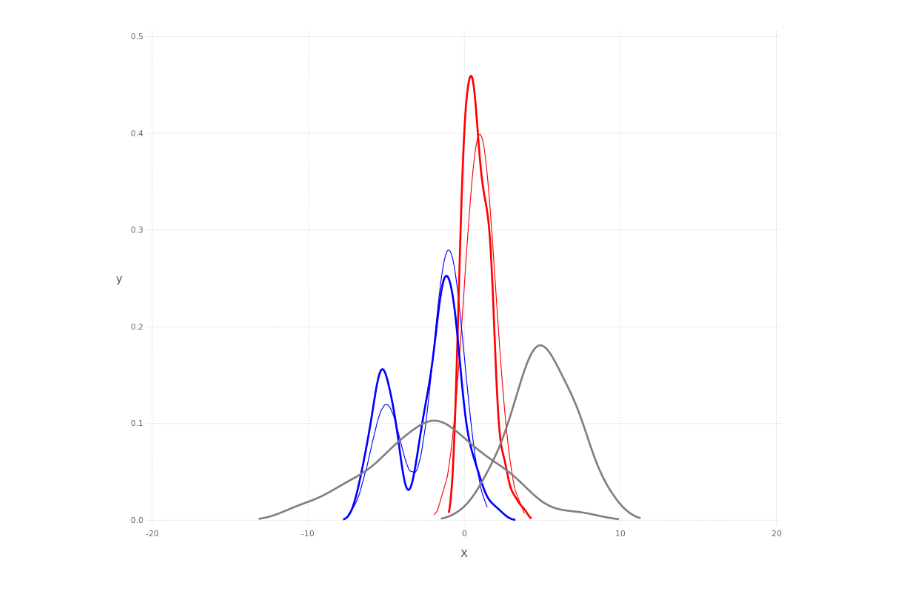
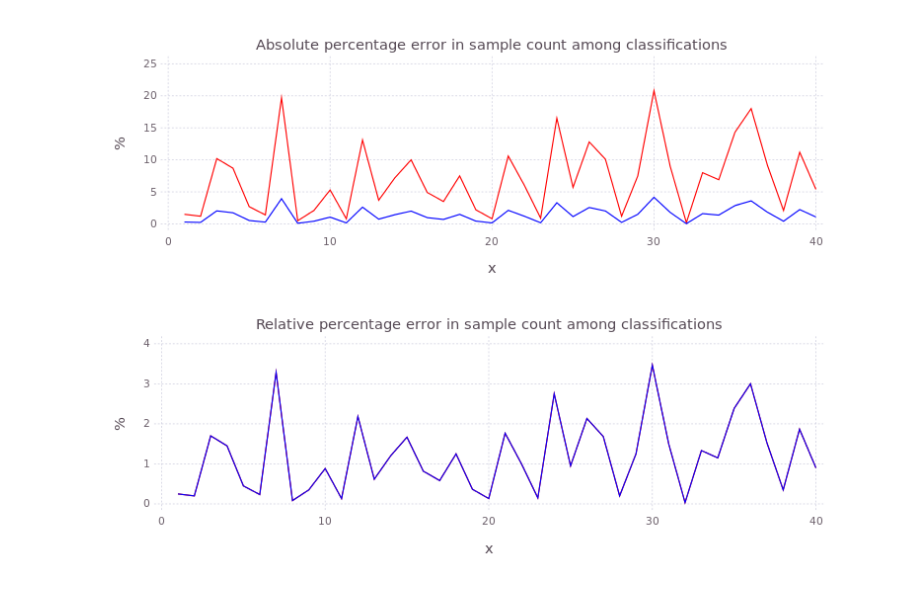
Before and after one commit to JuliaRobotics/IteratedProbabilisticClassification.jl, a Jupyter notebook: examples/FCBClassification1DExample.ipynb, the cells around one changed output. Saved outputs shown, nothing was run; the diff lists cells and outputs as text; code cells hidden in the pictures.

```diff
--- a/examples/FCBClassification1DExample.ipynb
+++ b/examples/FCBClassification1DExample.ipynb
@@ -52,0 +72,6 @@ pl_init
+# %%
+Gadfly.set_default_plot_size(25cm, 10cm)
+plotUtil1D(cs=cs, groundtruth=groundtruth,
+  drawcurrent=true,
+  expertcolor=Dict(1=>"gray",2=>"gray")
+)
@@ -52,0 +80,4 @@ pl_init
+# %%
+# proxy to convergence of classification algorithm, always available from stats structure
+Gadfly.set_default_plot_size(15cm, 15cm)
+plotPopulationFraction(params,stats)
@@ -53 +86,7 @@ pl_init
+# %%
+# only available when ground truth data is available
+Gadfly.set_default_plot_size(20cm, 15cm)
+plotClassificationStats(params, dbg)
+# %% [output]
+[figure, added]
 # %%
@@ -122,10 +164,8 @@ end
 # %%
-Gadfly.set_default_plot_size(25cm, 20cm)
-pl = plotKDE([c1_expert;c2_expert],c=["gray";"gray"])
+# Gadfly.set_default_plot_size(25cm, 10cm)
+# pl = plotKDE([c1_expert;c2_expert],c=["gray";"gray"])
 
-for l in dbg.PL_MEAS[end].layers
-    push!(pl.layers, l)
-end
-pl
+# for l in dbg.PL_MEAS[end].layers
+#     push!(pl.layers, l)
+# end
+# pl
-# %% [output]
-[figure, removed]
```
Also changed, not shown: parts of 13 cells of this notebook, 4 other files.
